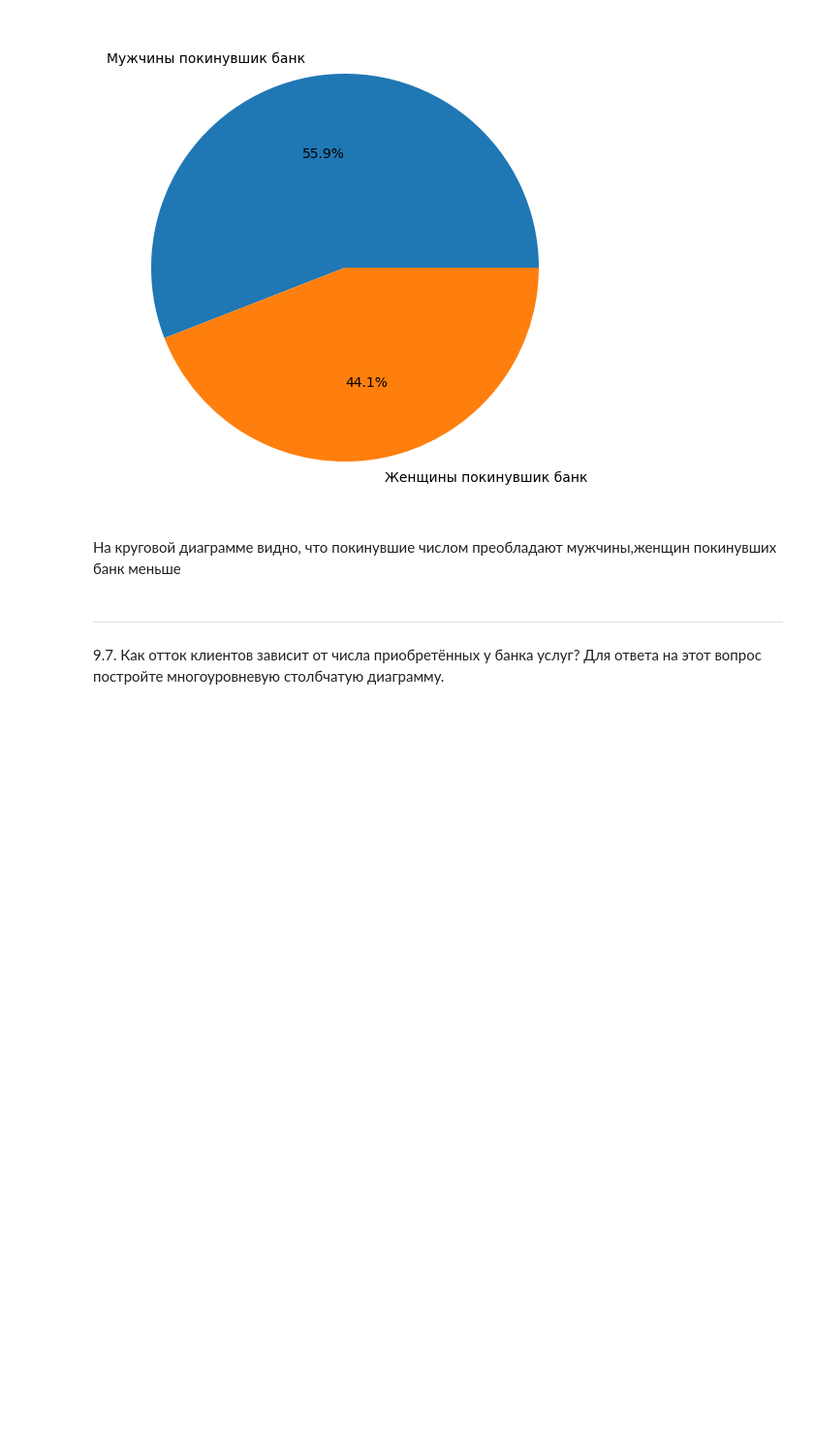
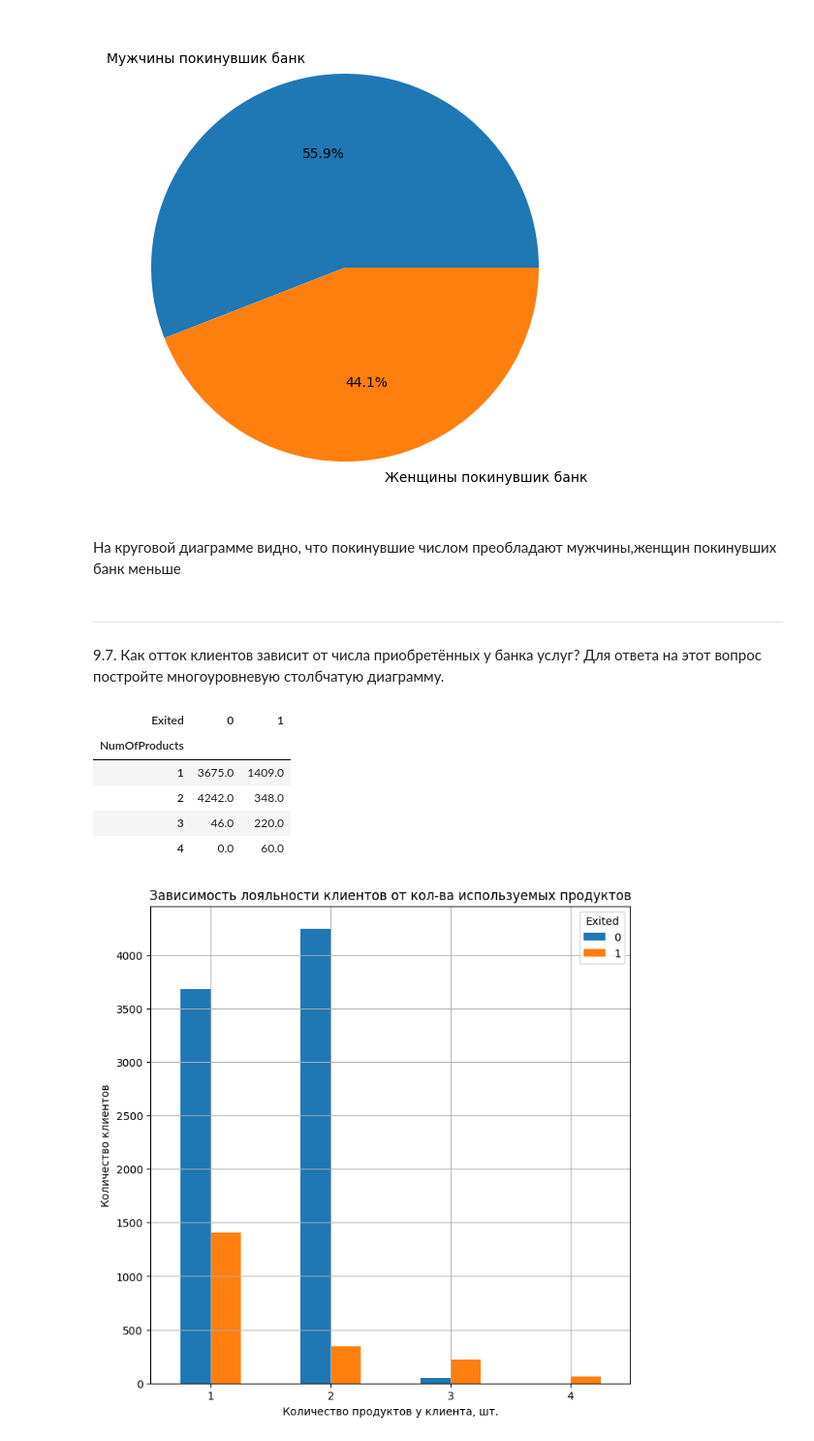
Before and after one commit to Gor36/Final_task_2, a Jupyter notebook: Task_2.ipynb, the cells around one changed output. Shown at 97% size. Saved outputs shown, nothing was run; the diff lists cells and outputs as text; code cells hidden in the pictures; blank space fills up the shorter version.

```diff
--- a/Task_2.ipynb
+++ b/Task_2.ipynb
@@ -318,3 +282,30 @@ exefer.pie(
 # %% [markdown]
 --------------------------
 9.7. Как отток клиентов зависит от числа приобретённых у банка услуг? Для ответа на этот вопрос постройте многоуровневую столбчатую диаграмму.
+# %%
+churn_pivot = churn_data.pivot_table(
+    values='CustomerId',
+    index='NumOfProducts',
+    columns='Exited',
+    aggfunc='count'
+)
+churn_pivot = churn_pivot.fillna(0)
+
+fig_7, axes_7 = plt.subplots(figsize=(8, 8))
+churn_pivot.plot(
+   kind='bar',
+   ax=axes_7
+)
+axes_7.set_title('Зависимость лояльности клиентов от кол-ва используемых продуктов')
+axes_7.set_xlabel('Количество продуктов у клиента, шт.')
+axes_7.set_ylabel('Количество клиентов')
+axes_7.tick_params(axis='x', labelrotation = 0)
+axes_7.grid()
+# %% [output]
+| Exited | 0 | 1 |
+| NumOfProducts |  |  |
+| 1 | 3675.0 | 1409.0 |
+| 2 | 4242.0 | 348.0 |
+| 3 | 46.0 | 220.0 |
+| 4 | 0.0 | 60.0 |
+[figure, added]
```
Also changed, not shown: parts of 14 cells of this notebook.
